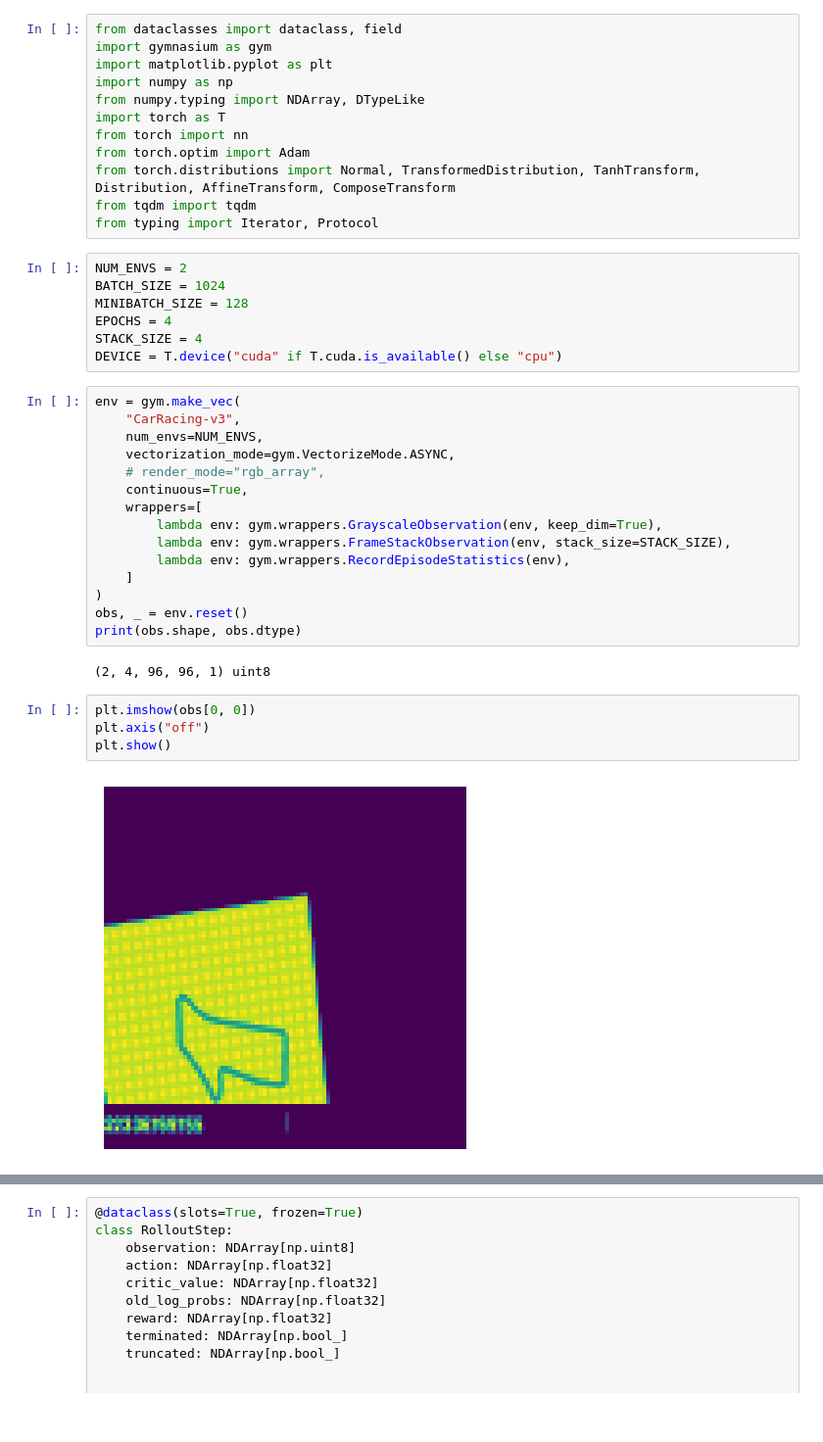
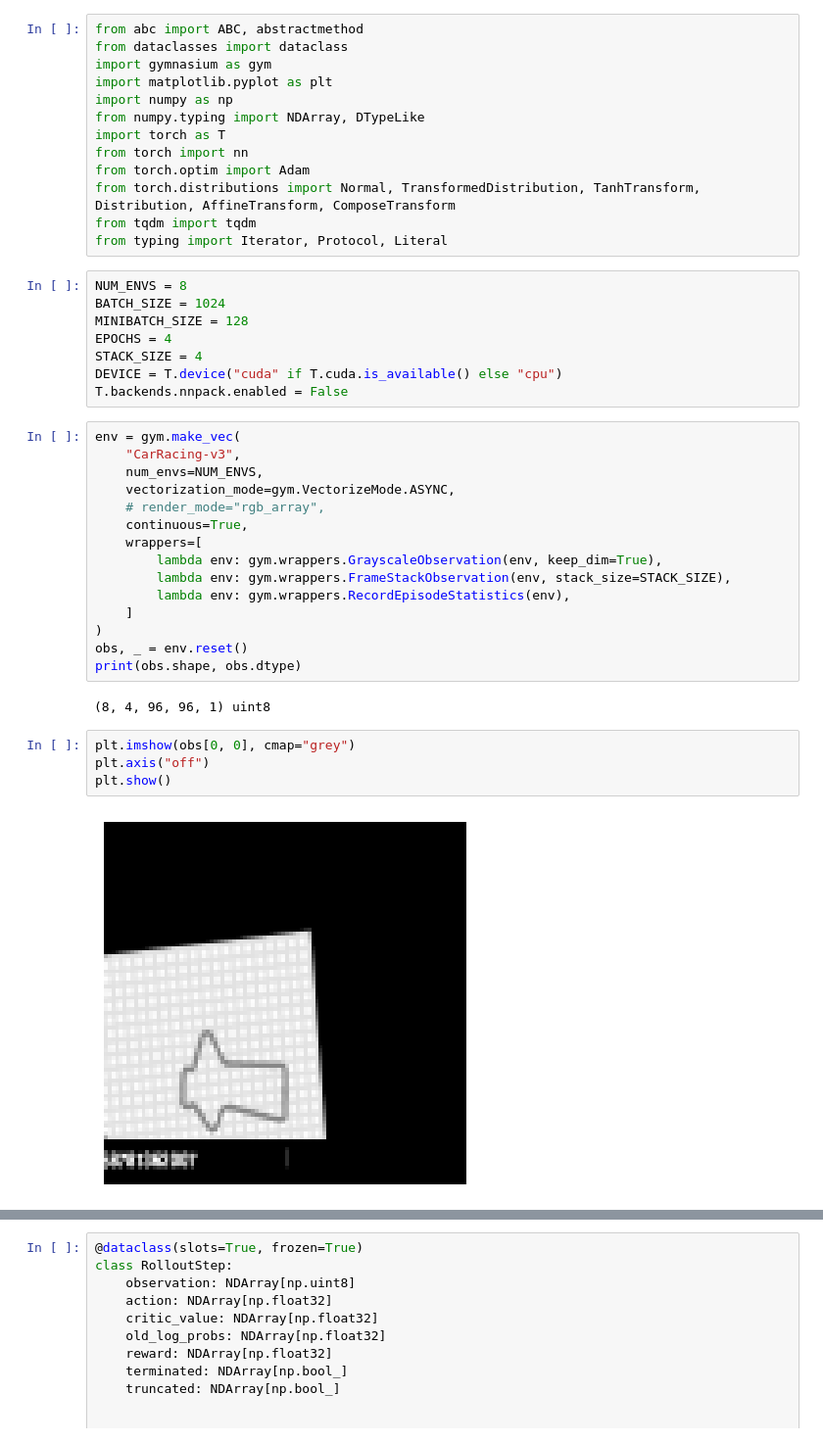
Before and after one commit to michal-boguslawski/TrackmaniaRL, a Jupyter notebook: notebooks/car_racing_ppo.ipynb, the cells around one changed output, grey strips where cells are left out. Shown at 98% size. Saved outputs shown, nothing was run; the diff lists cells and outputs as text.

```diff
--- a/notebooks/car_racing_ppo.ipynb
+++ b/notebooks/car_racing_ppo.ipynb
@@ -1,5 +1,6 @@
 # %%
-from dataclasses import dataclass, field
+from abc import ABC, abstractmethod
+from dataclasses import dataclass
 import gymnasium as gym
 import matplotlib.pyplot as plt
 import numpy as np
@@ -9,14 +10,15 @@ from torch import nn
 from torch.optim import Adam
 from torch.distributions import Normal, TransformedDistribution, TanhTransform, Distribution, AffineTransform, ComposeTransform
 from tqdm import tqdm
-from typing import Iterator, Protocol
+from typing import Iterator, Protocol, Literal
 # %%
-NUM_ENVS = 2
+NUM_ENVS = 8
 BATCH_SIZE = 1024
 MINIBATCH_SIZE = 128
 EPOCHS = 4
 STACK_SIZE = 4
 DEVICE = T.device("cuda" if T.cuda.is_available() else "cpu")
+T.backends.nnpack.enabled = False
 # %%
 env = gym.make_vec(
     "CarRacing-v3",
@@ -33,13 +35,13 @@ env = gym.make_vec(
 obs, _ = env.reset()
 print(obs.shape, obs.dtype)
 # %% [output]
-(2, 4, 96, 96, 1) uint8
+(8, 4, 96, 96, 1) uint8
 # %%
-plt.imshow(obs[0, 0])
+plt.imshow(obs[0, 0], cmap="grey")
 plt.axis("off")
 plt.show()
 # %% [output]
-[figure, old version]
+[figure, new version]
 # %%
 print(env.observation_space)
 print(env.action_space)
```
Also changed, not shown: parts of 9 cells of this notebook, 3 other files.
